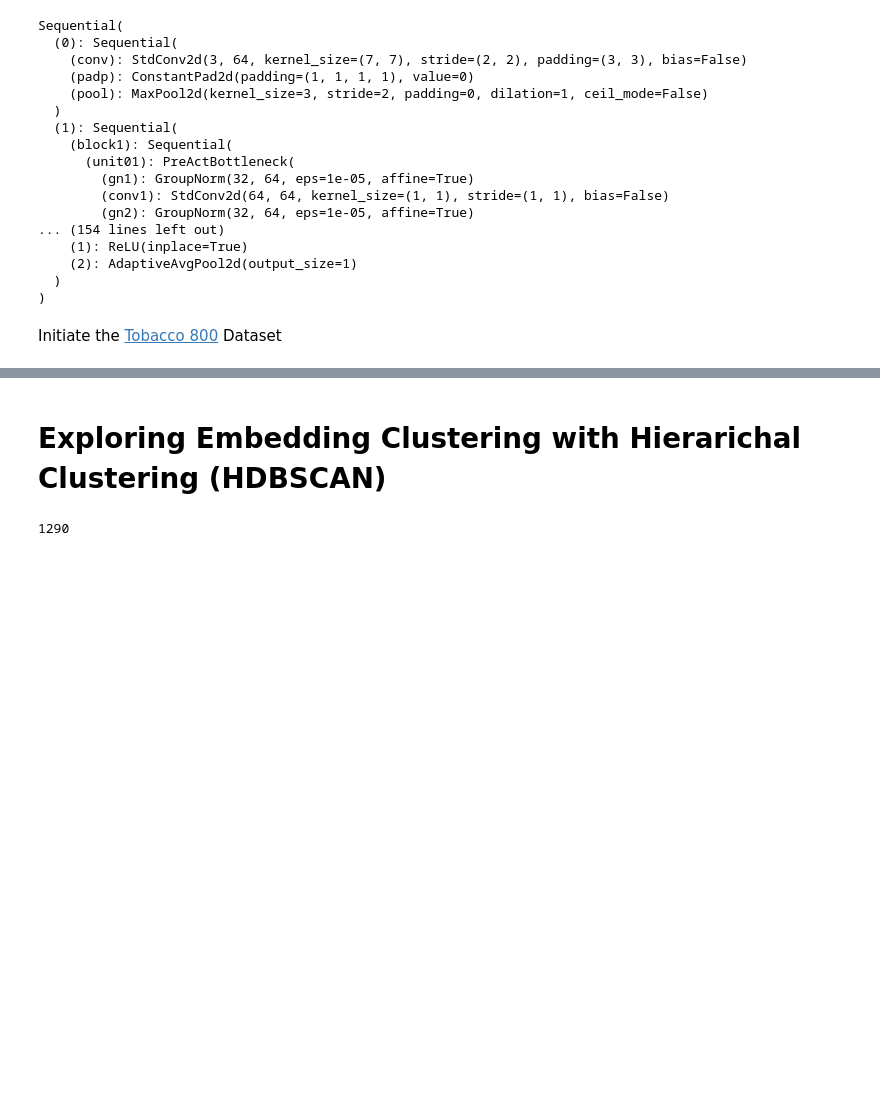
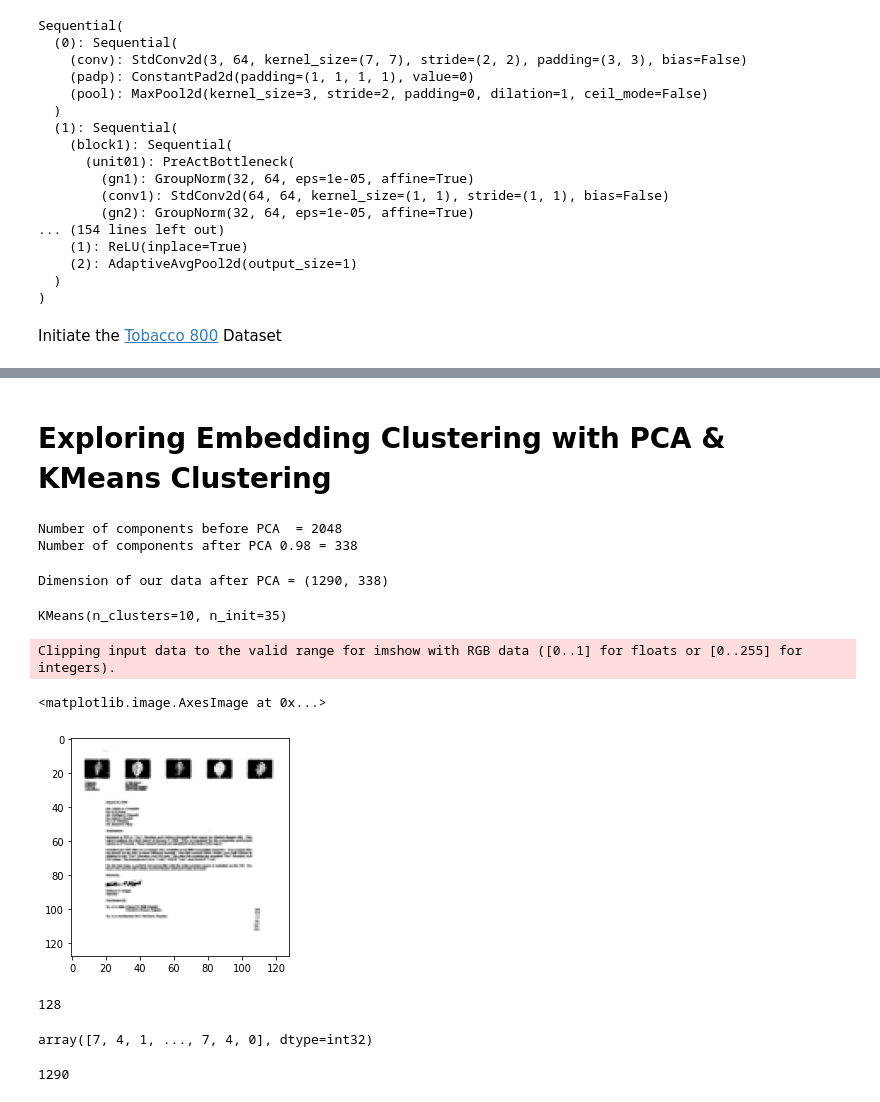
Before and after one commit to kayvane1/BiT-Tobacco-800, a Jupyter notebook: big_transfer_model.ipynb, the cells around one changed output, grey strips where cells are left out. Cells and saved outputs as stored; diff of their text form; code cells hidden in the pictures; blank space fills up the shorter version.

```diff
--- a/big_transfer_model.ipynb
+++ b/big_transfer_model.ipynb
@@ -66,5 +72,38 @@ with torch.no_grad():
 # %% [markdown]
-# Exploring Embedding Clustering with Hierarichal Clustering (HDBSCAN)
+# Exploring Embedding Clustering with PCA & KMeans Clustering
 # %%
 from sklearn.cluster import KMeans
 from sklearn.metrics import silhouette_score
+# %%
+from sklearn.decomposition import PCA
+# Make an instance of the Model
+variance = 0.98 #The higher the explained variance the more accurate the model will remain, but more dimensions will be present
+pca = PCA(variance)
+
+pca.fit(output) #fit the data according to our PCA instance
+print("Number of components before PCA  = " + str(len(output[0])))
+print("Number of components after PCA 0.98 = " + str(pca.n_components_))
+# %% [output]
+Number of components before PCA  = 2048
+Number of components after PCA 0.98 = 338
+# %%
+reducedDataset = pca.transform(output)
+print("Dimension of our data after PCA = " + str(reducedDataset.shape))
+# %% [output]
+Dimension of our data after PCA = (1290, 338)
+# %%
+k_means = KMeans(init = "k-means++", n_clusters = 10, n_init = 35)
+k_means.fit(reducedDataset)
+# %% [output]
+KMeans(n_clusters=10, n_init=35)
+# %%
+
+plt.imshow(tv.utils.make_grid(tobacco_dataset[250]).permute(1, 2, 0))
+# %% [output]
+Clipping input data to the valid range for imshow with RGB data ([0..1] for floats or [0..255] for integers).
+<matplotlib.image.AxesImage at 0x...>
+[figure, added]
+# %%
+len(tobacco_dataset[0][1])
+# %% [output]
+128
@@ -81,3 +151,7 @@ for i in range(len(paths)):
+# %%
+kpredictions.
+# %% [output]
+array([7, 4, 1, ..., 7, 4, 0], dtype=int32)
 # %%
 import hdbscan
 from sklearn.manifold import TSNE
```
Also changed, not shown: parts of 7 cells of this notebook, 1 other file.
